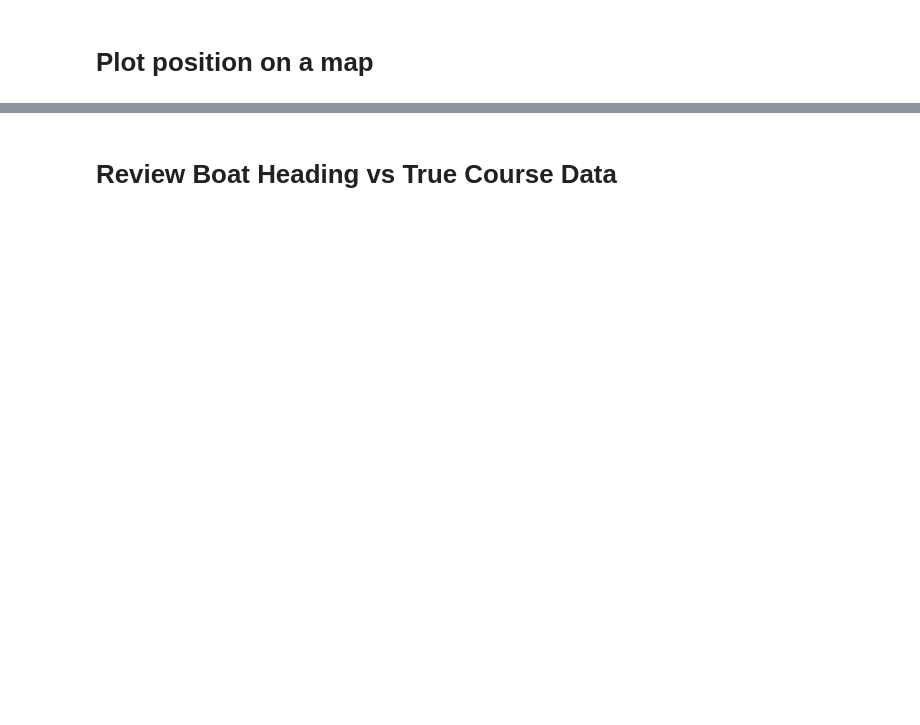
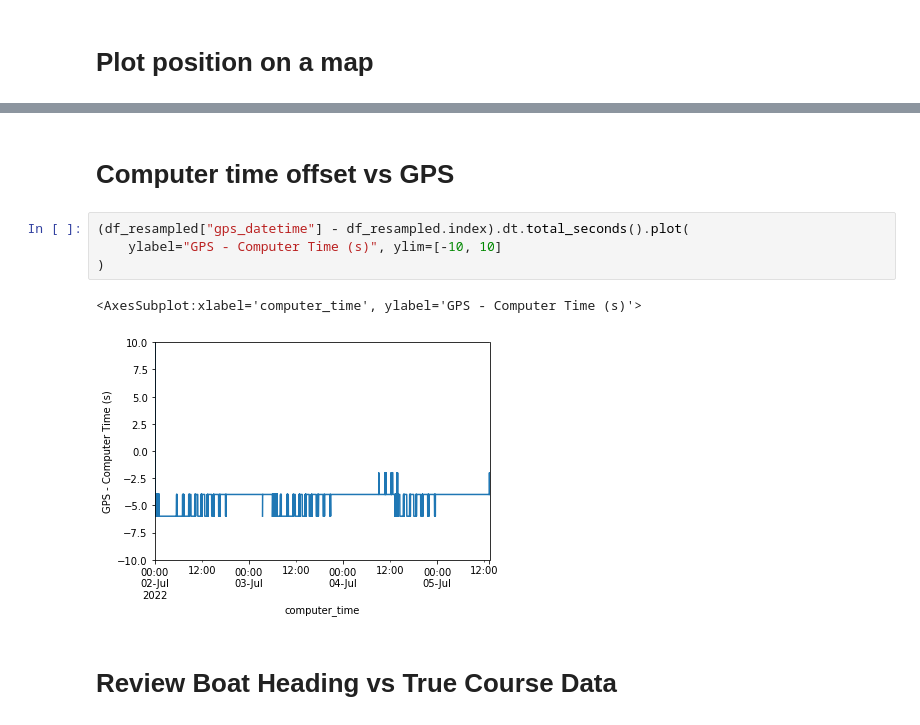
Before and after one commit to cioos-siooc/ocean-data-parser, a Jupyter notebook: notebooks/nmea_example.ipynb, the cells around one changed output, grey strips where cells are left out. Saved outputs shown, nothing was run; the diff lists cells and outputs as text; blank space fills up the shorter version.

```diff
--- a/notebooks/nmea_example.ipynb
+++ b/notebooks/nmea_example.ipynb
@@ -122,6 +112,15 @@ folium.PolyLine(df_resampled[[lat, lon]].dropna().values, color="red").add_to(ma
 map
 # %% [output]
 [interactive output not drawn]
+# %% [markdown]
+# Computer  time offset vs GPS
+# %%
+(df_resampled["gps_datetime"] - df_resampled.index).dt.total_seconds().plot(
+    ylabel="GPS - Computer Time (s)", ylim=[-10, 10]
+)
+# %% [output]
+<AxesSubplot:xlabel='computer_time', ylabel='GPS - Computer Time (s)'>
+[figure, added]
 # %% [markdown]
 # Review Boat Heading vs True Course Data
 # %%
```
Also changed, not shown: parts of 26 cells of this notebook, 1 other file.
